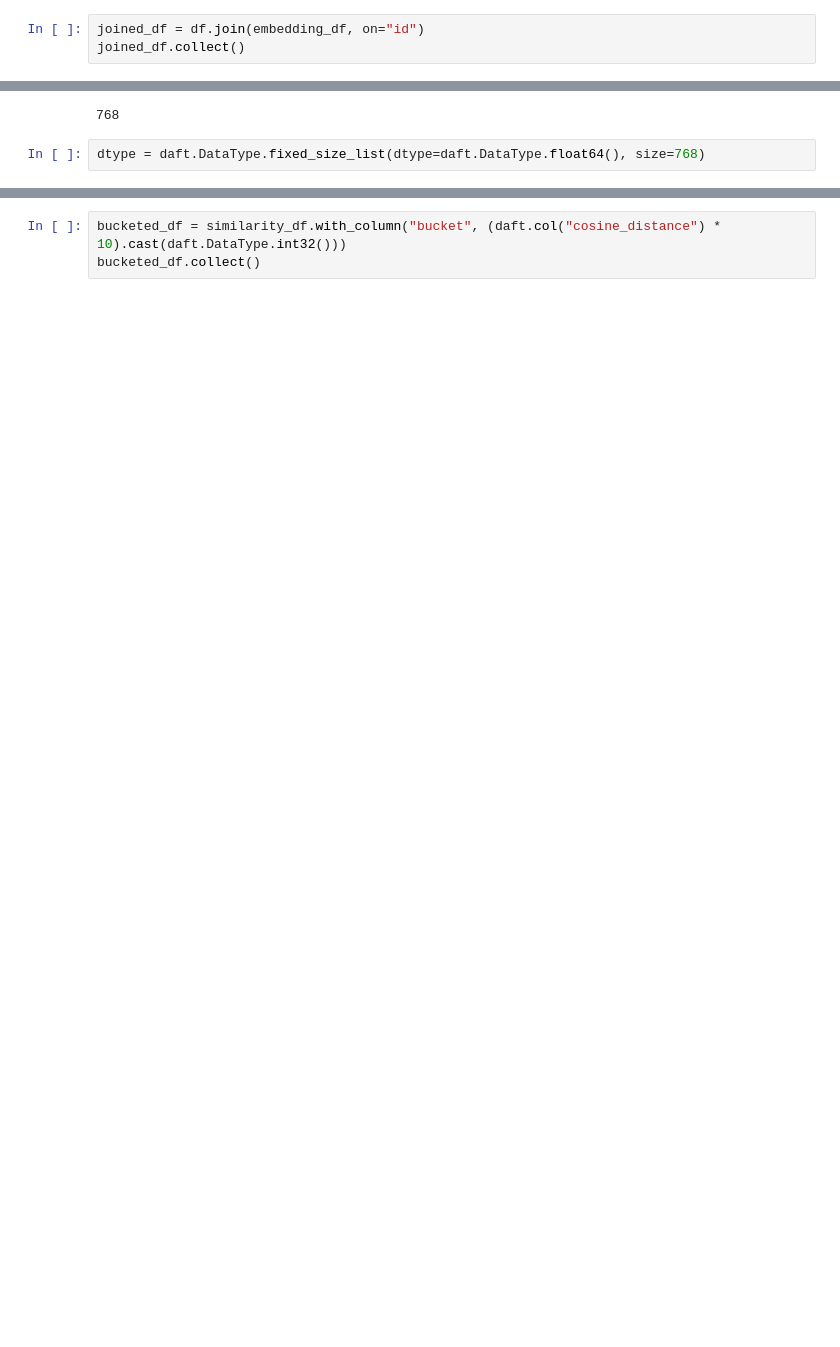
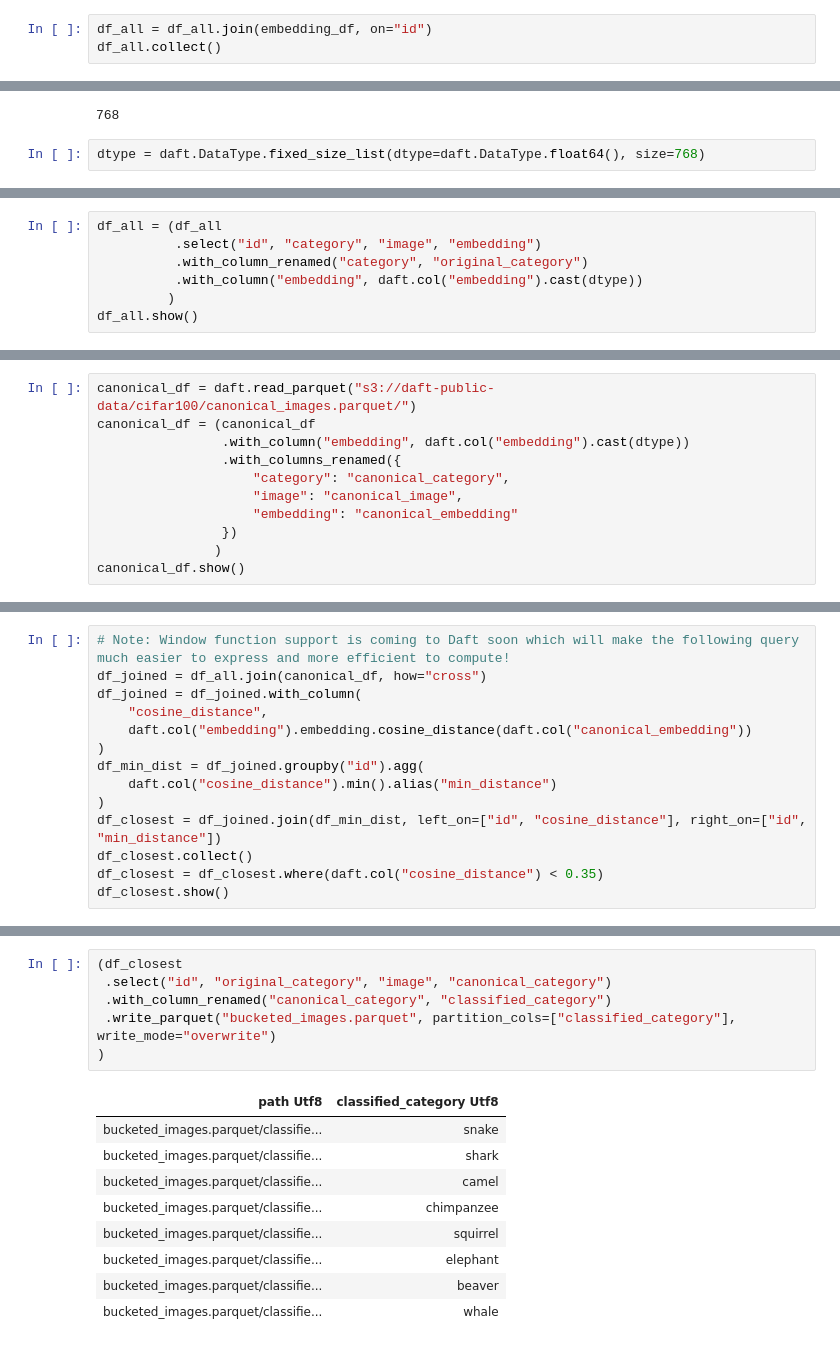
Before and after one commit to Eventual-Inc/AiAiAi, a Jupyter notebook: 4-Cosine Distance Bucketing/4-Cosine Distance Bucketing.ipynb, the cells around one changed output, grey strips where cells are left out. Drawn from its saved outputs; the diff is of its cells as text; blank space fills up the shorter version.

Commit message:
Enhance cosine bucketing demo

```diff
--- a/4-Cosine Distance Bucketing/4-Cosine Distance Bucketing.ipynb
+++ b/4-Cosine Distance Bucketing/4-Cosine Distance Bucketing.ipynb
@@ -100,6 +77,6 @@ embedding_df.show()
 # %%
-joined_df = df.join(embedding_df, on="id")
-joined_df.collect()
+df_all = df_all.join(embedding_df, on="id")
+df_all.collect()
 # %% [output]
 🗡️ 🐟 Project: 00:00
 🗡️ 🐟 HashJoinBuild: 00:00
@@ -161,0 +109,7 @@ similarity_df.collect()
+# %%
+df_all = (df_all
+          .select("id", "category", "image", "embedding")
+          .with_column_renamed("category", "original_category")
+          .with_column("embedding", daft.col("embedding").cast(dtype))
+         )
+df_all.show()
@@ -161,0 +134,11 @@ similarity_df.collect()
+# %%
+canonical_df = daft.read_parquet("s3://daft-public-data/cifar100/canonical_images.parquet/")
+canonical_df = (canonical_df
+                .with_column("embedding", daft.col("embedding").cast(dtype))
+                .with_columns_renamed({
+                    "category": "canonical_category",
+                    "image": "canonical_image",
+                    "embedding": "canonical_embedding"
+                })
+               )
+canonical_df.show()
@@ -161,0 +163,14 @@ similarity_df.collect()
+# %%
+# Note: Window function support is coming to Daft soon which will make the following query much easier to express and more efficient to compute!
+df_joined = df_all.join(canonical_df, how="cross")
+df_joined = df_joined.with_column(
+    "cosine_distance",
+    daft.col("embedding").embedding.cosine_distance(daft.col("canonical_embedding"))
+)
+df_min_dist = df_joined.groupby("id").agg(
+    daft.col("cosine_distance").min().alias("min_distance")
+)
+df_closest = df_joined.join(df_min_dist, left_on=["id", "cosine_distance"], right_on=["id", "min_distance"])
+df_closest.collect()
+df_closest = df_closest.where(daft.col("cosine_distance") < 0.35)
+df_closest.show()
@@ -162,4 +199,16 @@ similarity_df.collect()
 # %%
-bucketed_df = similarity_df.with_column("bucket", (daft.col("cosine_distance") * 10).cast(daft.DataType.int32()))
-bucketed_df.collect()
+(df_closest
+ .select("id", "original_category", "image", "canonical_category")
+ .with_column_renamed("canonical_category", "classified_category")
+ .write_parquet("bucketed_images.parquet", partition_cols=["classified_category"], write_mode="overwrite")
+)
 # %% [output]
+| path Utf8 | classified_category Utf8 |
+| bucketed_images.parquet/classifie... | snake |
+| bucketed_images.parquet/classifie... | shark |
+| bucketed_images.parquet/classifie... | camel |
+| bucketed_images.parquet/classifie... | chimpanzee |
+| bucketed_images.parquet/classifie... | squirrel |
+| bucketed_images.parquet/classifie... | elephant |
+| bucketed_images.parquet/classifie... | beaver |
+| bucketed_images.parquet/classifie... | whale |
```
Also changed, not shown: parts of 16 cells of this notebook.
